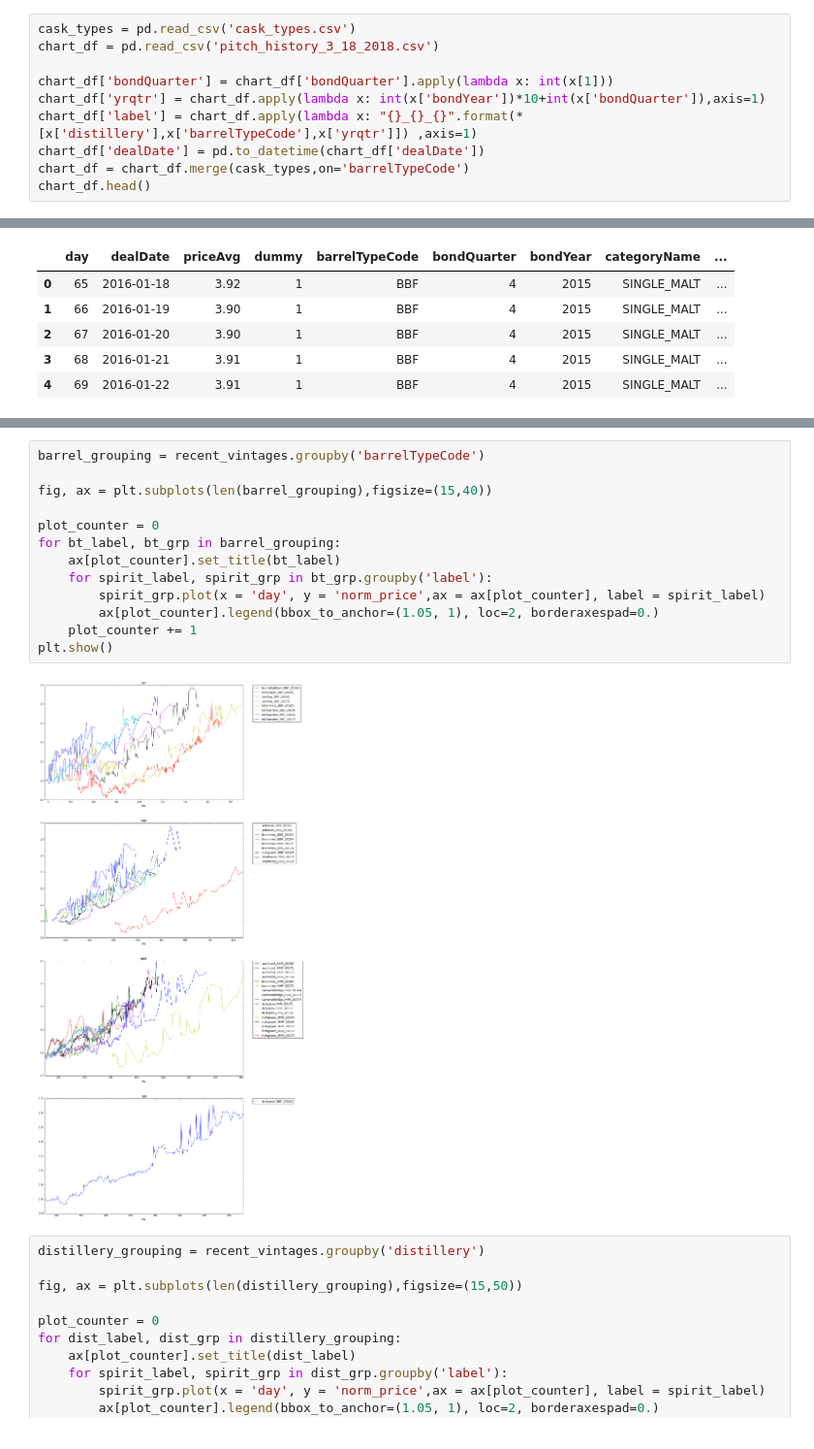
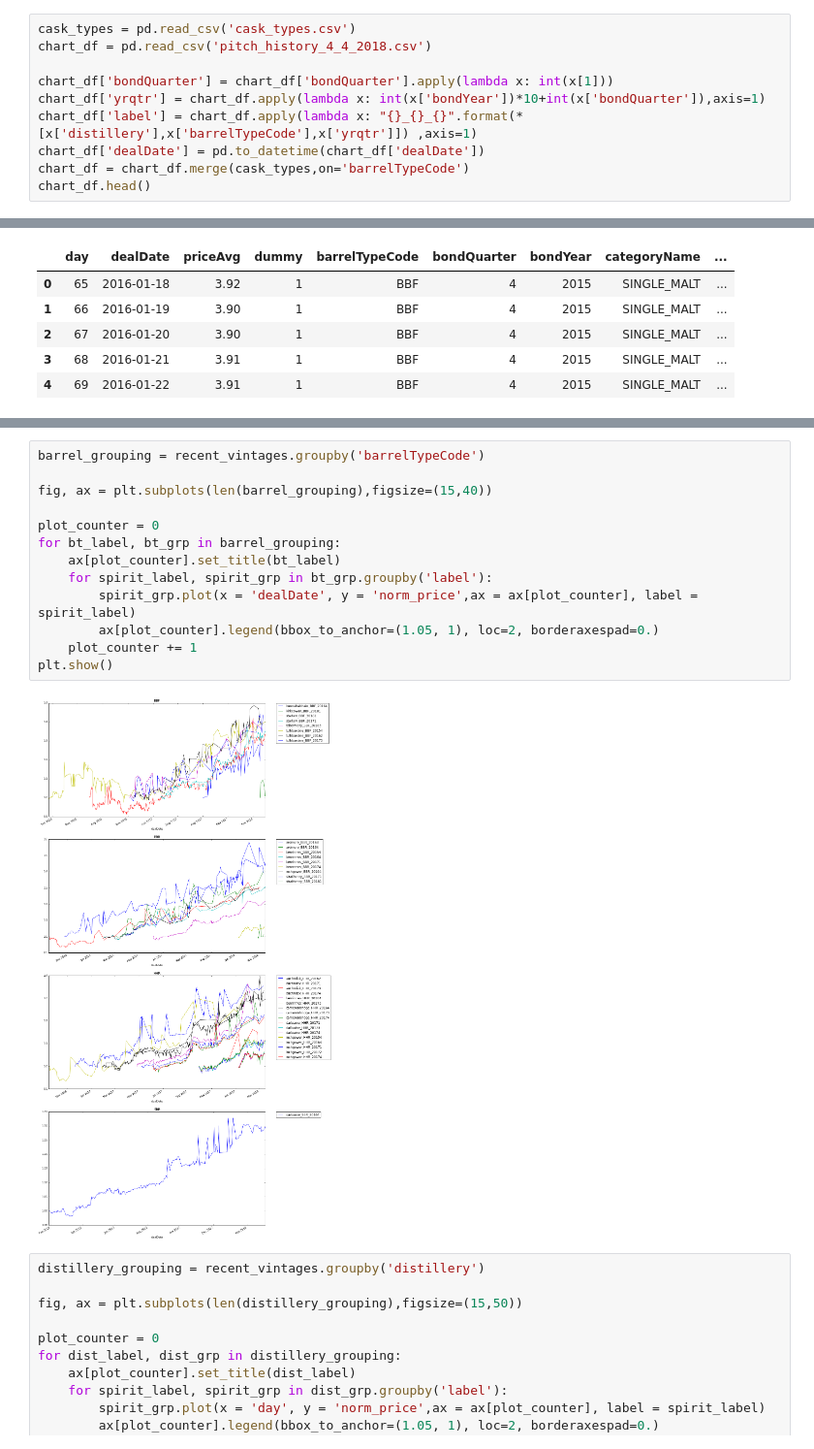
Before and after one commit to filpia/widdoughmaker, a Jupyter notebook: Exploration.ipynb, the cells around one changed output, grey strips where cells are left out. Shown at 97% size. Saved outputs shown, nothing was run; the diff lists cells and outputs as text.

```diff
--- a/Exploration.ipynb
+++ b/Exploration.ipynb
@@ -50,6 +132,6 @@ chart_df.to_csv('pitch_history_3_19_2018.csv',index=False)
 # %%
 cask_types = pd.read_csv('cask_types.csv')
-chart_df = pd.read_csv('pitch_history_3_18_2018.csv')
+chart_df = pd.read_csv('pitch_history_4_4_2018.csv')
 
 chart_df['bondQuarter'] = chart_df['bondQuarter'].apply(lambda x: int(x[1]))
 chart_df['yrqtr'] = chart_df.apply(lambda x: int(x['bondYear'])*10+int(x['bondQuarter']),axis=1)
@@ -126,18 +208,18 @@ plt.show()
 # %%
 barrel_grouping = recent_vintages.groupby('barrelTypeCode')
 
 fig, ax = plt.subplots(len(barrel_grouping),figsize=(15,40))
 
 plot_counter = 0
 for bt_label, bt_grp in barrel_grouping:
     ax[plot_counter].set_title(bt_label)
     for spirit_label, spirit_grp in bt_grp.groupby('label'):
-        spirit_grp.plot(x = 'day', y = 'norm_price',ax = ax[plot_counter], label = spirit_label)
+        spirit_grp.plot(x = 'dealDate', y = 'norm_price',ax = ax[plot_counter], label = spirit_label)
         ax[plot_counter].legend(bbox_to_anchor=(1.05, 1), loc=2, borderaxespad=0.)
     plot_counter += 1
 plt.show()
 # %% [output]
-[figure, old version]
+[figure, new version]
 # %%
 distillery_grouping = recent_vintages.groupby('distillery')
 
```
Also changed, not shown: parts of 24 cells of this notebook, 1 other file.
